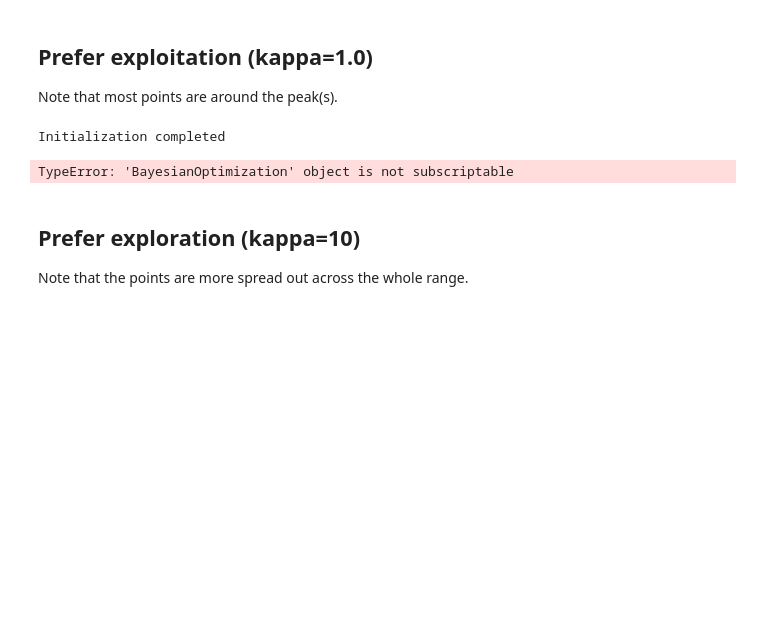
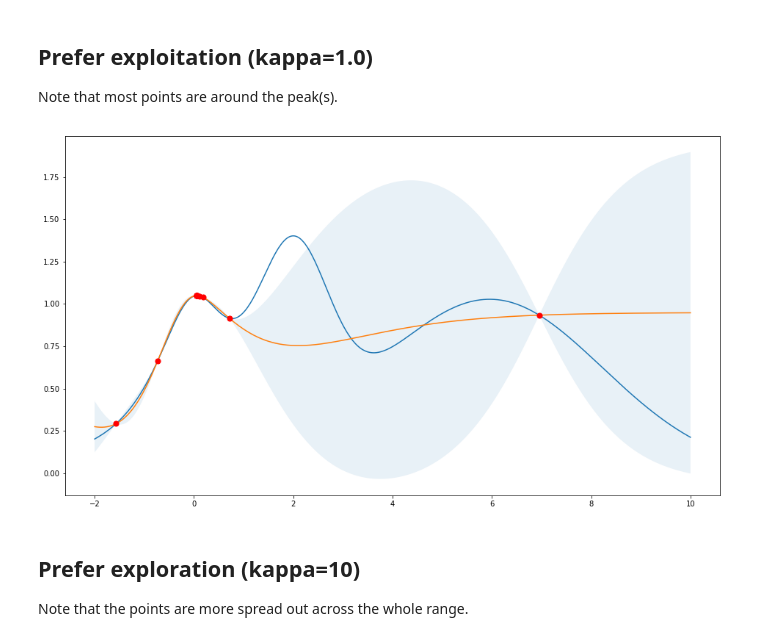
Before and after one commit to bayesian-optimization/BayesianOptimization, a Jupyter notebook: examples/exploitation vs exploration.ipynb, the cells around one changed output. Saved outputs shown, nothing was run; the diff lists cells and outputs as text; code cells hidden in the pictures; blank space fills up the shorter version.

```diff
--- a/examples/exploitation vs exploration.ipynb
+++ b/examples/exploitation vs exploration.ipynb
@@ -44,25 +42,19 @@ def plot_bo(f, bo):
 ## Prefer exploitation (kappa=1.0)
 
 Note that most points are around the peak(s).
-# %%
-
-observer = Observer()
-
-bo = BayesianOptimization(f=lambda x: f[int(x)],
-                          pbounds={"x": (0, len(f)-1)},
-                          verbose=0)
-
-bo.register(Events.INIT_DONE, observer)
-bo.register(Events.FIT_DONE, observer)
-bo.register(Events.FIT_STEP_DONE, observer)
-
-bo.maximize(init_points=2, n_iter=3, acq="ucb", kappa=1, **gp_params)
-bo.maximize(init_points=2, n_iter=25, acq="ucb", kappa=1, **gp_params)
-
-plot_bo(f, bo)
-# %% [output]
-Initialization completed
-TypeError: 'BayesianOptimization' object is not subscriptable
+# %%
+bo = BayesianOptimization(
+    f=f,
+    pbounds={"x": (-2, 10)},
+    verbose=0,
+    random_state=987234,
+)
+
+bo.maximize(n_iter=10, acq="ucb", kappa=0.1)
+
+plot_bo(f, bo)
+# %% [output]
+[figure, added]
 # %% [markdown]
 ## Prefer exploration (kappa=10)
 
```
Also changed, not shown: parts of 8 cells of this notebook, 12 other files.
